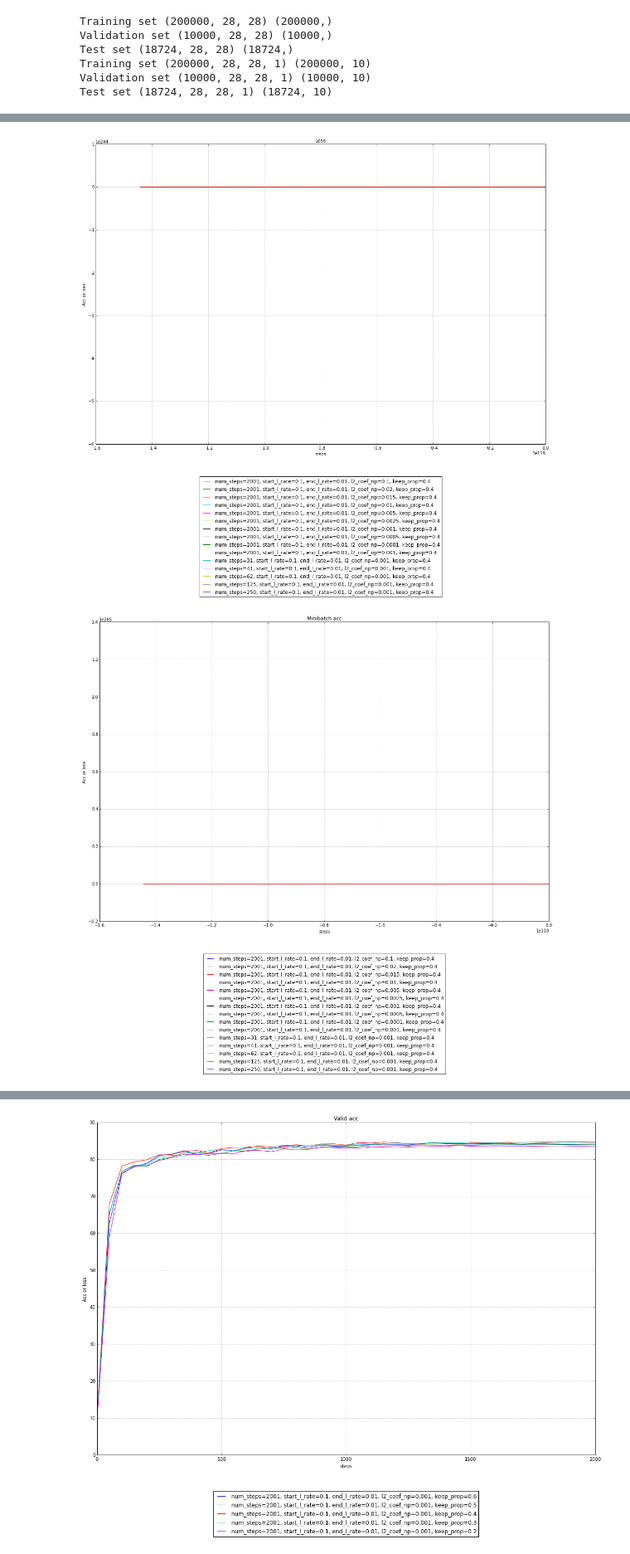
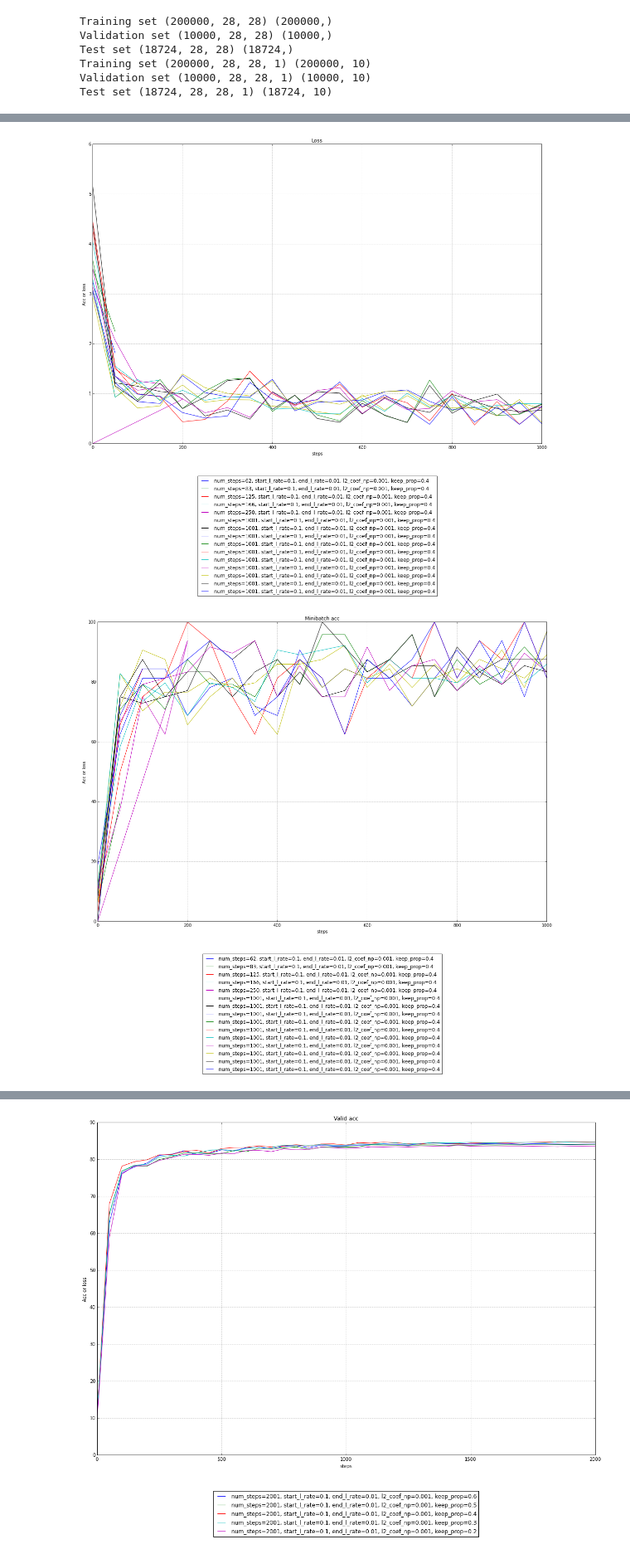
Before and after one commit to sambrego/tensorflow, a Jupyter notebook: tensorflow/examples/udacity/4_convolutions.ipynb, the cells around one changed output, grey strips where cells are left out. Shown at 83% size. Cells and saved outputs as stored; diff of their text form; code cells hidden in the pictures.

```diff
--- a/tensorflow/examples/udacity/4_convolutions.ipynb
+++ b/tensorflow/examples/udacity/4_convolutions.ipynb
@@ -724,7 +748,13 @@ class ConvNet:
         s.l2_coef_np = np.float32(l2_coef_np)
         s.keep_prop = keep_prop
         s.plot_every = plot_every
-
+    def lbl(self):
+        s = self
+        lbl = ('batch_size='+str(s.batch_size)+', patch_size='+str(s.patch_size)
+            +', depth='+str(s.depth)+', num_hidden='+str(s.num_hidden)
+            +', num_steps='+str(s.num_steps)+', start_l_rate='+str(s.start_l_rate)
+            +', end_l_rate='+str(s.end_l_rate)+', l2_coef_np='+str(s.l2_coef_np)+', keep_prop='+str(s.keep_prop))
+        return lbl
     def init_graph(self):
         s = self
         s.graph = tf.Graph()
@@ -793,18 +823,18 @@ class ConvNet:
         s = self
         with tf.Session(graph=s.graph) as session:
           global xy_list, label_list
-          lbl = ('num_steps='+str(s.num_steps)+', start_l_rate='+str(s.start_l_rate)
-            +', end_l_rate='+str(s.end_l_rate)+', l2_coef_np='+str(s.l2_coef_np)+', keep_prop='+str(s.keep_prop))
+
           leng = s.num_steps//s.plot_every + 1
           try:
-              xy_list.append(np.empty(shape=[leng,5]))
-              label_list.append(lbl)
+              xy_list.append(np.empty(shape=[leng,6]))
+              label_list.append(s.lbl())
           except (NameError, AttributeError) as e:
-              xy_list = [np.empty(shape=[leng,5])]
+              xy_list = [np.empty(shape=[leng,6])]
               label_list = [ lbl ]
           tf.initialize_all_variables().run()
           #print('Initialized')
           j = 0
+          start_time = timer() #timeit
           for step in range(s.num_steps):
             offset = (step * s.batch_size) % (train_labels.shape[0] - s.batch_size)
             batch_data = train_dataset[offset:(offset + s.batch_size), :, :, :]
@@ -823,23 +853,19 @@ class ConvNet:
               #  s.valid_prediction.eval(), valid_labels))
               xy_list[-1][j,1]=accuracy(s.valid_prediction.eval(), valid_labels)
               #print('Validation accuracy: %.1f%%' % xy_list[-1][j,1])
+              xy_list[-1][j,5] = timer()-start_time
+              #print('Execution time %.1f%%' % xy_list[-1][j,5])
               j = j+1
           xy_list[-1][-1,4] = accuracy(s.test_prediction.eval(), test_labels)
           print('Test accuracy: %.1f%%' % xy_list[-1][-1,4])
 
-#let;s try to restore our plots
-import pickle
 
-xy_filename = 'xy_batch_size_v1.pickle'
-
-try:
-    with open(xy_filename,'rb') as f:
-        xy_list, label_list = pickle.load(f)
-except:
-    print('Cant find file %s' % xy_filename)
+xy_filename = 'xy_batch_size_v4.pickle'
+xy_del()
+xy_load(xy_filename)
 
 #defining change list
-ch_list = [128, 96, 64, 32, 16 ]
+ch_list = [64, 48, 32, 24, 16 ]
 for i in xrange(len(ch_list)):
     print('i='+str(i))
     cnn = ConvNet()
@@ -847,23 +873,22 @@ for i in xrange(len(ch_list)):
     #               patch_size = 5, depth = 16, num_hidden = 64,
     #               num_steps = 1001, start_l_rate = 0.10, end_l_rate = 0.01,
     #               l2_coef_np = np.float32(0.001), keep_prop = 1,plot_every=50)"""
-    cnn.set_koefs(ch_list[i],5,16,64,(2001*2)//ch_list[i],0.1,0.01,0.001,0.4,50)
+    cnn.set_koefs(ch_list[i],5,16,64,1001,0.1,0.01,0.001,0.4,50)
     cnn.init_graph()
     cnn.run_graph()
     del cnn
 #xy_list y_offset 's:
-#0 - step, 1 - valid, 2 - loss, 3 - minibatch, 4 - test(in the last cell)
+#0 - step, 1 - valid, 2 - loss, 3 - minibatch, 4 - test(in the last cell), 5 - exec time
 its_my_plot(xy_list,label_list,2,'Loss')
 its_my_plot(xy_list,label_list,3,'Minibatch acc')
 its_my_plot(xy_list,label_list,1,'Valid acc')
+its_my_plot(xy_list,label_list,5,'Exec time, seconds')
 for i in xrange(len(xy_list)):
     try:
         print('index='+str(i)+' For parameters',label_list[i])
-        print('Test accuracy: %.1f%%' % xy_list[-1][-1,4])
+        print('Test accuracy: %.1f%%' % xy_list[i][-1,4])
     except:
         pass
 
-# Saving plots
-with open(xy_filename, 'wb') as f:
-    pickle.dump([xy_list,label_list], f)
+xy_save(xy_filename)
 # %% [output]
@@ -881,2 +906,2 @@ Test accuracy: 83.5%
-[figure, old version]
+[figure, new version]
-[figure, old version]
+[figure, new version]
```
Also changed, not shown: parts of 9 cells of this notebook.
